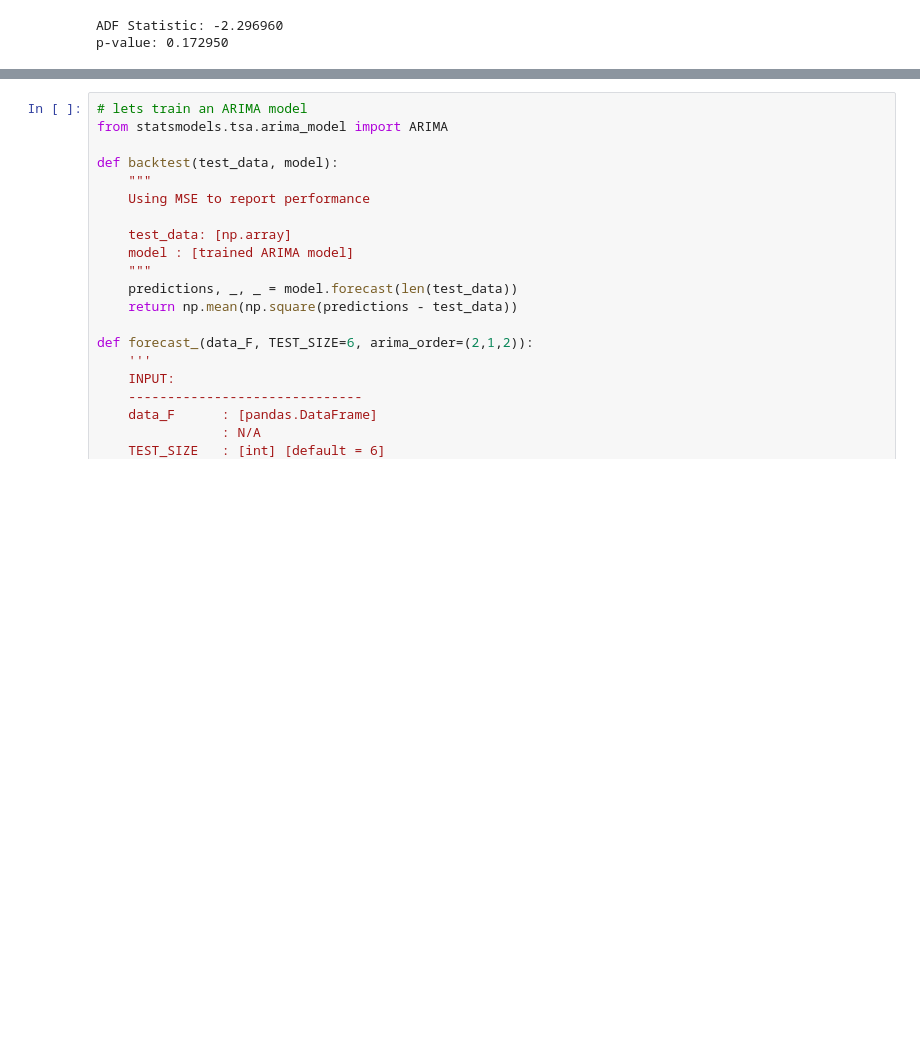
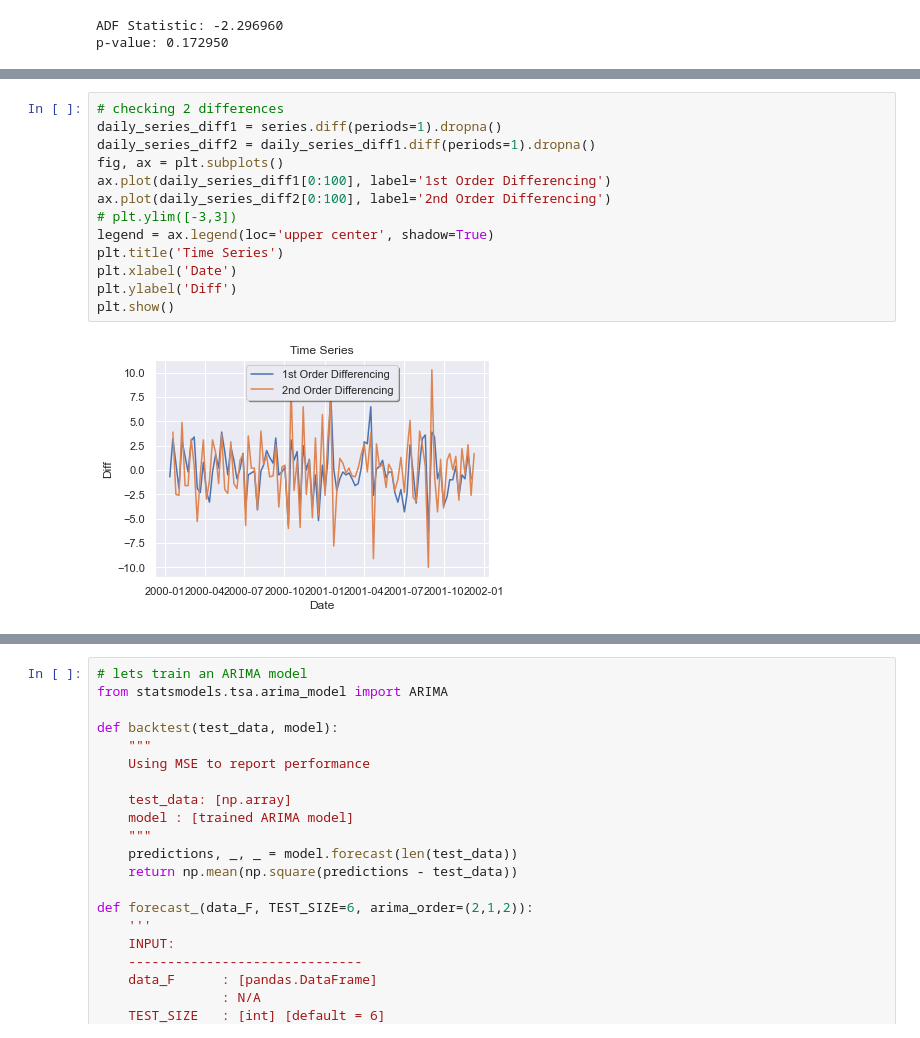
Before and after one commit to khanin-th/OntarioMotorFuelPrices, a Jupyter notebook: main.ipynb, the cells around one changed output, grey strips where cells are left out. Cells and saved outputs as stored; diff of their text form; blank space fills up the shorter version.

```diff
--- a/main.ipynb
+++ b/main.ipynb
@@ -85,0 +95,15 @@ p-value: 0.172950
+# %%
+# checking 2 differences
+daily_series_diff1 = series.diff(periods=1).dropna()
+daily_series_diff2 = daily_series_diff1.diff(periods=1).dropna()
+fig, ax = plt.subplots()
+ax.plot(daily_series_diff1[0:100], label='1st Order Differencing')
+ax.plot(daily_series_diff2[0:100], label='2nd Order Differencing')
+# plt.ylim([-3,3])
+legend = ax.legend(loc='upper center', shadow=True)
+plt.title('Time Series')
+plt.xlabel('Date')
+plt.ylabel('Diff')
+plt.show()
+# %% [output]
+[figure, added]
```
Also changed, not shown: parts of 11 cells of this notebook.
